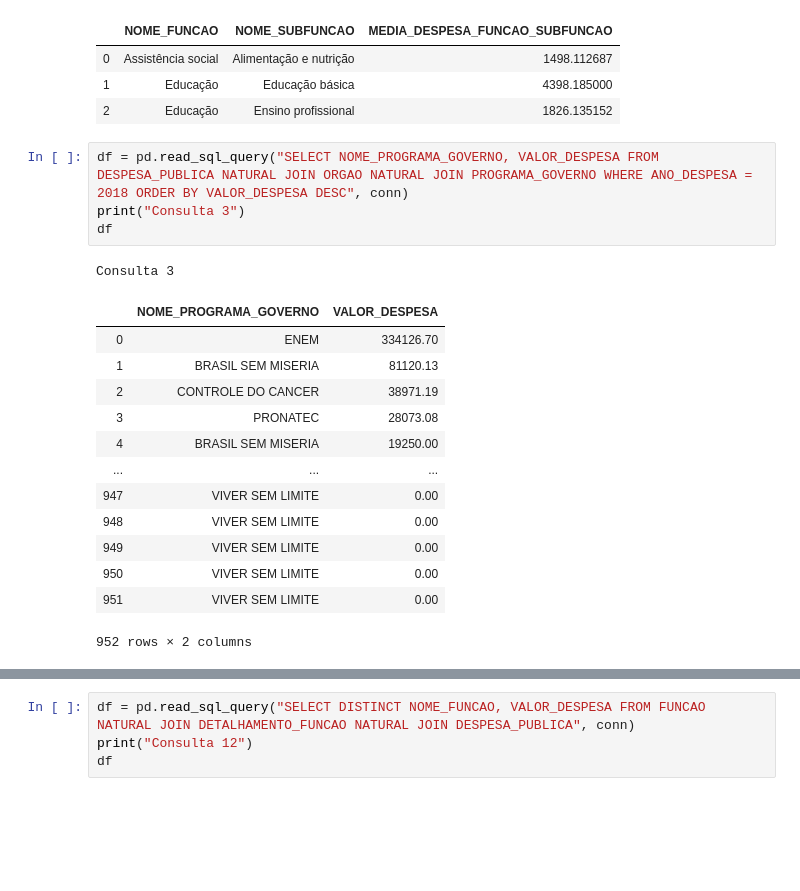
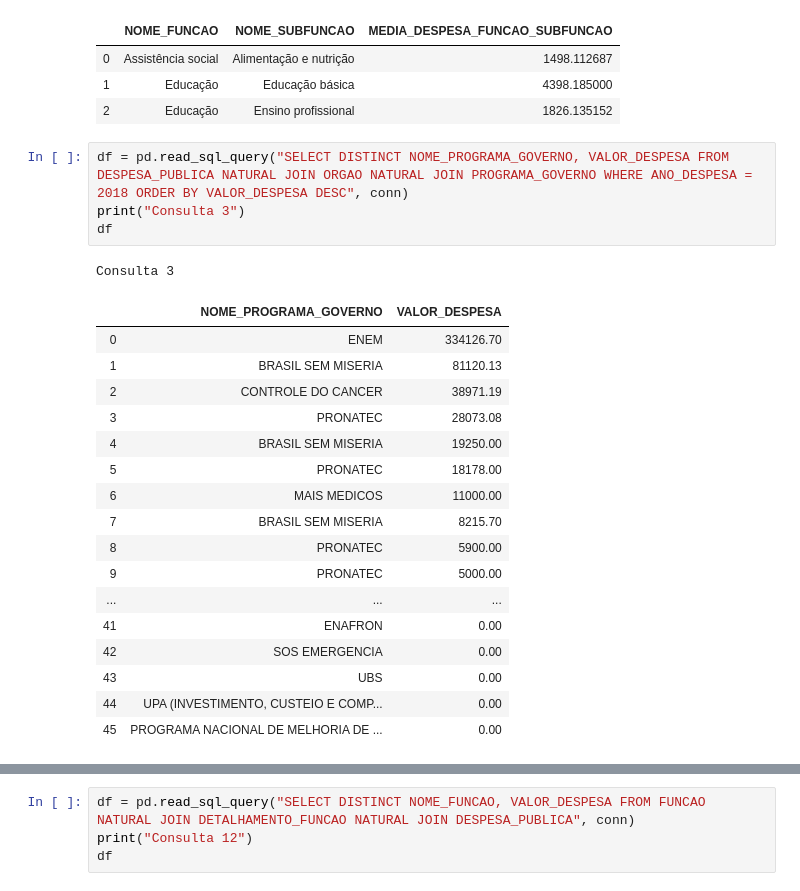
Before and after one commit to victormagalhaess/TP1-IBD, a Jupyter notebook: IBD_TP1.ipynb, the cells around one changed output, grey strips where cells are left out. Cells and saved outputs as stored; diff of their text form; blank space fills up the shorter version.

```diff
--- a/IBD_TP1.ipynb
+++ b/IBD_TP1.ipynb
@@ -73,22 +79,26 @@ Consulta 2
 | 1 | Educação | Educação básica | 4398.185000 |
 | 2 | Educação | Ensino profissional | 1826.135152 |
 # %%
-df = pd.read_sql_query("SELECT NOME_PROGRAMA_GOVERNO, VALOR_DESPESA FROM DESPESA_PUBLICA NATURAL JOIN ORGAO NATURAL JOIN PROGRAMA_GOVERNO WHERE ANO_DESPESA = 2018 ORDER BY VALOR_DESPESA DESC", conn)
+df = pd.read_sql_query("SELECT DISTINCT NOME_PROGRAMA_GOVERNO, VALOR_DESPESA FROM DESPESA_PUBLICA NATURAL JOIN ORGAO NATURAL JOIN PROGRAMA_GOVERNO WHERE ANO_DESPESA = 2018 ORDER BY VALOR_DESPESA DESC", conn)
 print("Consulta 3")
 df
 # %% [output]
 Consulta 3
 |  | NOME_PROGRAMA_GOVERNO | VALOR_DESPESA |
 | 0 | ENEM | 334126.70 |
 | 1 | BRASIL SEM MISERIA | 81120.13 |
 | 2 | CONTROLE DO CANCER | 38971.19 |
 | 3 | PRONATEC | 28073.08 |
 | 4 | BRASIL SEM MISERIA | 19250.00 |
+| 5 | PRONATEC | 18178.00 |
+| 6 | MAIS MEDICOS | 11000.00 |
+| 7 | BRASIL SEM MISERIA | 8215.70 |
+| 8 | PRONATEC | 5900.00 |
+| 9 | PRONATEC | 5000.00 |
 | ... | ... | ... |
-| 947 | VIVER SEM LIMITE | 0.00 |
-| 948 | VIVER SEM LIMITE | 0.00 |
-| 949 | VIVER SEM LIMITE | 0.00 |
-| 950 | VIVER SEM LIMITE | 0.00 |
-| 951 | VIVER SEM LIMITE | 0.00 |
+| 41 | ENAFRON | 0.00 |
+| 42 | SOS EMERGENCIA | 0.00 |
+| 43 | UBS | 0.00 |
+| 44 | UPA (INVESTIMENTO, CUSTEIO E COMP... | 0.00 |
+| 45 | PROGRAMA NACIONAL DE MELHORIA DE ... | 0.00 |
-952 rows × 2 columns
 # %%
```
Also changed, not shown: parts of 6 cells of this notebook, 1 other file.
